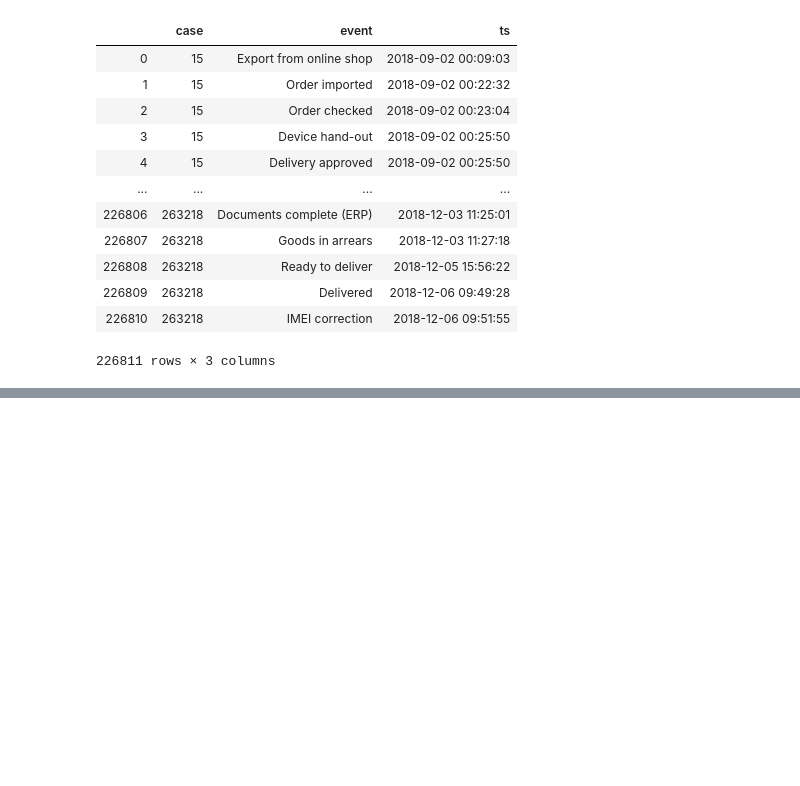
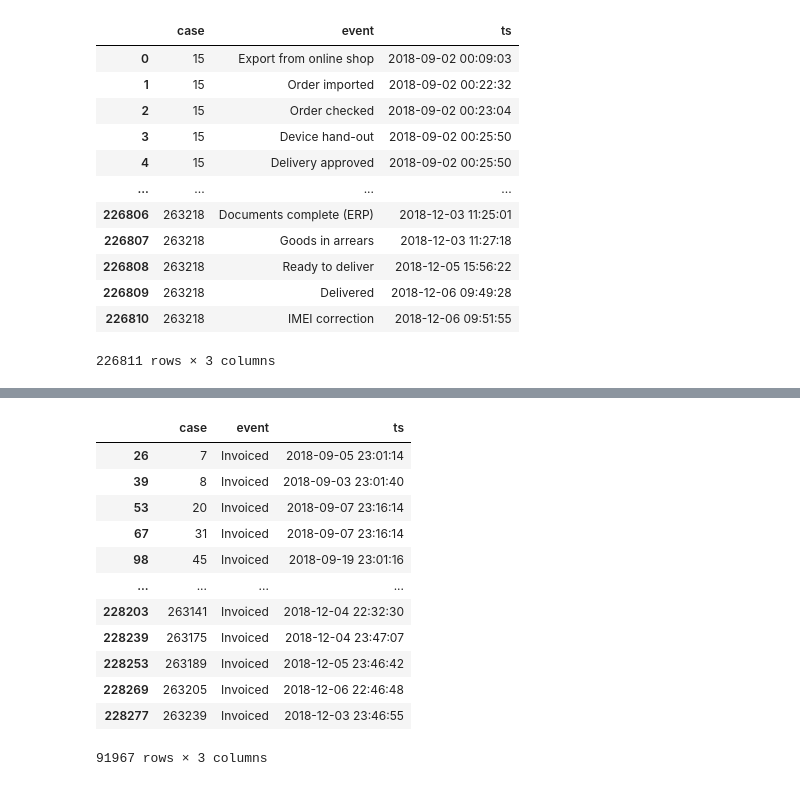
Before and after one commit to TaiLinhDu/PSE_WS1920, a Jupyter notebook: Data-out/alleTabellen.ipynb, the cells around one changed output, grey strips where cells are left out. Saved outputs shown, nothing was run; the diff lists cells and outputs as text; code cells hidden in the pictures; blank space fills up the shorter version.

Commit message:
join and filter dataframe

```diff
--- a/Data-out/alleTabellen.ipynb
+++ b/Data-out/alleTabellen.ipynb
@@ -75,8 +76,8 @@ channels
 | 221901 | 254937 | Onlineshop |
 221902 rows × 2 columns
 # %%
-dataset0 = pd.read_csv(r"hda_dataset_uniform_random_0.csv")
-dataset0
+d0 = pd.read_csv(r"hda_dataset_uniform_random_0.csv")
+d0
 # %% [output]
 |  | case | event | ts |
 | 0 | 2 | Order imported | 2018-09-02 00:02:33 |
@@ -202,0 +214,31 @@ SELECT case FROM d1 JOIN tariffs ON d1.case = tariffs.pid
+# %%
+# appen dataframes into one dataframe
+dSum = d0;
+dSum = dSum.append(d1);
+dSum = dSum.append(d2);
+dSum = dSum.append(d3);
+dSum = dSum.append(d4);
+dSum = dSum.append(d5);
+dSum = dSum.append(d6);
+dSum = dSum.append(d7);
+
+# filter the event
+dSum = dSum[(dSum.event == "Invoiced") | (dSum.event == "Processing return delivery")]
+# drop duplicate row
+dSum.drop_duplicates( subset = ['case','event'], keep = "first", inplace = True)
+dSum.drop_duplicates(subset ="case", keep = False, inplace = True)
+dSum
+# %% [output]
+|  | case | event | ts |
+| 26 | 7 | Invoiced | 2018-09-05 23:01:14 |
+| 39 | 8 | Invoiced | 2018-09-03 23:01:40 |
+| 53 | 20 | Invoiced | 2018-09-07 23:16:14 |
+| 67 | 31 | Invoiced | 2018-09-07 23:16:14 |
+| 98 | 45 | Invoiced | 2018-09-19 23:01:16 |
+| ... | ... | ... | ... |
+| 228203 | 263141 | Invoiced | 2018-12-04 22:32:30 |
+| 228239 | 263175 | Invoiced | 2018-12-04 23:47:07 |
+| 228253 | 263189 | Invoiced | 2018-12-05 23:46:42 |
+| 228269 | 263205 | Invoiced | 2018-12-06 22:46:48 |
+| 228277 | 263239 | Invoiced | 2018-12-03 23:46:55 |
+91967 rows × 3 columns
```
Also changed, not shown: parts of 5 cells of this notebook.
